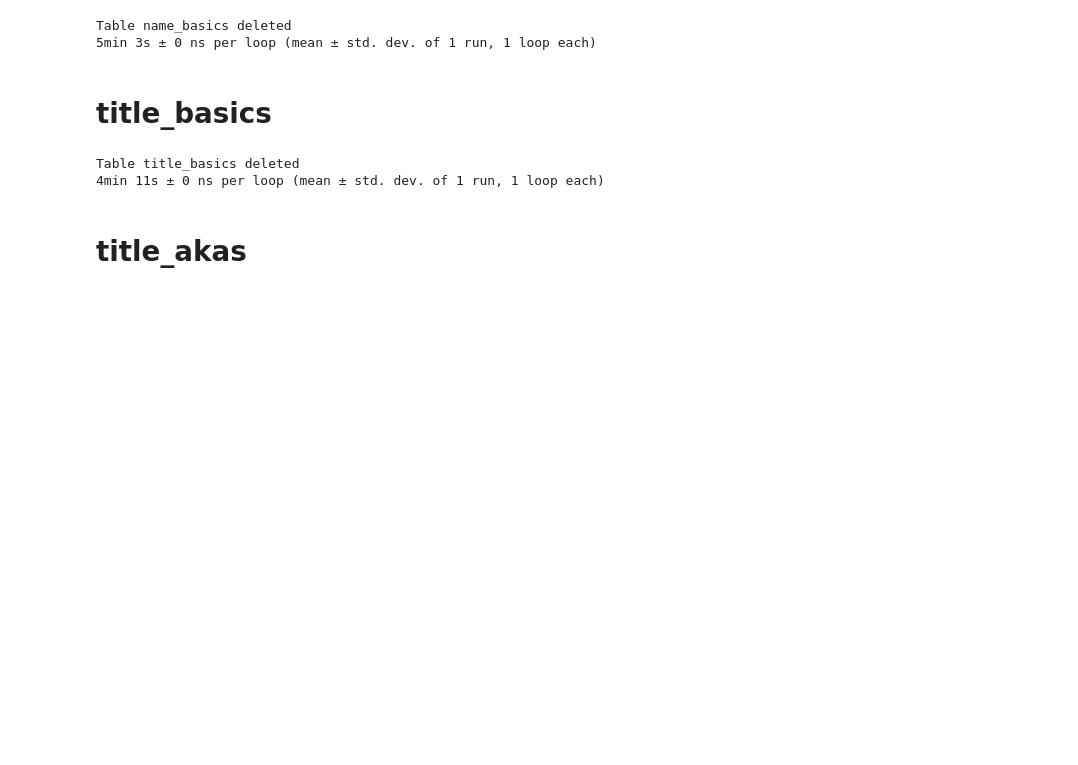
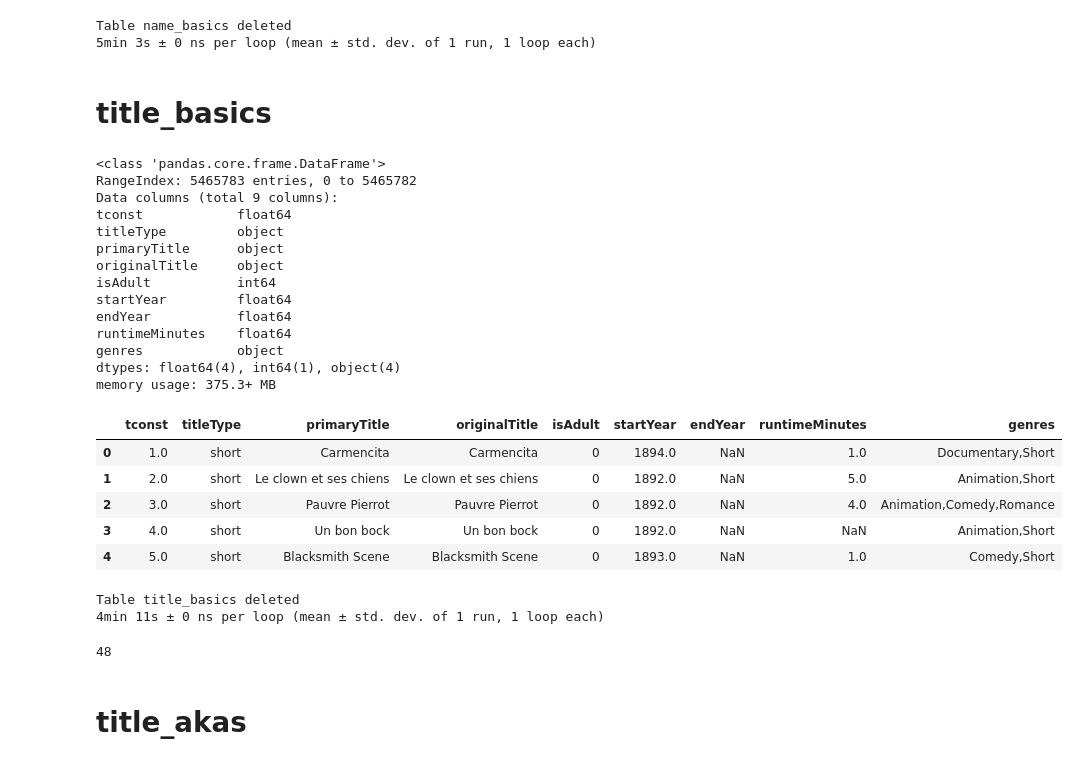
Before and after one commit to ingJSNA/ADB, a Jupyter notebook: IMDb/MySQL ETL.ipynb, the cells around one changed output. Cells and saved outputs as stored; diff of their text form; code cells hidden in the pictures; blank space fills up the shorter version.

```diff
--- a/IMDb/MySQL ETL.ipynb
+++ b/IMDb/MySQL ETL.ipynb
@@ -76,9 +79,34 @@ title_basics = imdb.title_basics_df()
 # %%
 title_basics_pre = title_basics.copy()
 
 title_basics_pre['tconst'] = transform.tconst_to_float(title_basics_pre['tconst'])
 
+# Preserve tconst for future filterings
+title_basics_tconst = title_basics_pre['tconst'].copy()
+
+title_basics_pre.info()
 title_basics_pre.head()
+# %% [output]
+<class 'pandas.core.frame.DataFrame'>
+RangeIndex: 5465783 entries, 0 to 5465782
+Data columns (total 9 columns):
+tconst            float64
+titleType         object
+primaryTitle      object
+originalTitle     object
+isAdult           int64
+startYear         float64
+endYear           float64
+runtimeMinutes    float64
+genres            object
+dtypes: float64(4), int64(1), object(4)
+memory usage: 375.3+ MB
+|  | tconst | titleType | primaryTitle | originalTitle | isAdult | startYear | endYear | runtimeMinutes | genres |
+| 0 | 1.0 | short | Carmencita | Carmencita | 0 | 1894.0 | NaN | 1.0 | Documentary,Short |
+| 1 | 2.0 | short | Le clown et ses chiens | Le clown et ses chiens | 0 | 1892.0 | NaN | 5.0 | Animation,Short |
+| 2 | 3.0 | short | Pauvre Pierrot | Pauvre Pierrot | 0 | 1892.0 | NaN | 4.0 | Animation,Comedy,Romance |
+| 3 | 4.0 | short | Un bon bock | Un bon bock | 0 | 1892.0 | NaN | NaN | Animation,Short |
+| 4 | 5.0 | short | Blacksmith Scene | Blacksmith Scene | 0 | 1893.0 | NaN | 1.0 | Comedy,Short |
 # %%
 %%timeit -n 1 -r 1
 
@@ -88,6 +116,12 @@ df_to_mysql(title_basics_pre, 'title_basics')
 # %% [output]
 Table title_basics deleted
 4min 11s ± 0 ns per loop (mean ± std. dev. of 1 run, 1 loop each)
+# %%
+del title_basics
+del title_basics_pre
+gc.collect()
+# %% [output]
+48
 # %% [markdown]
 # title_akas
 # %%
```
Also changed, not shown: parts of 15 cells of this notebook, 1 other file.
